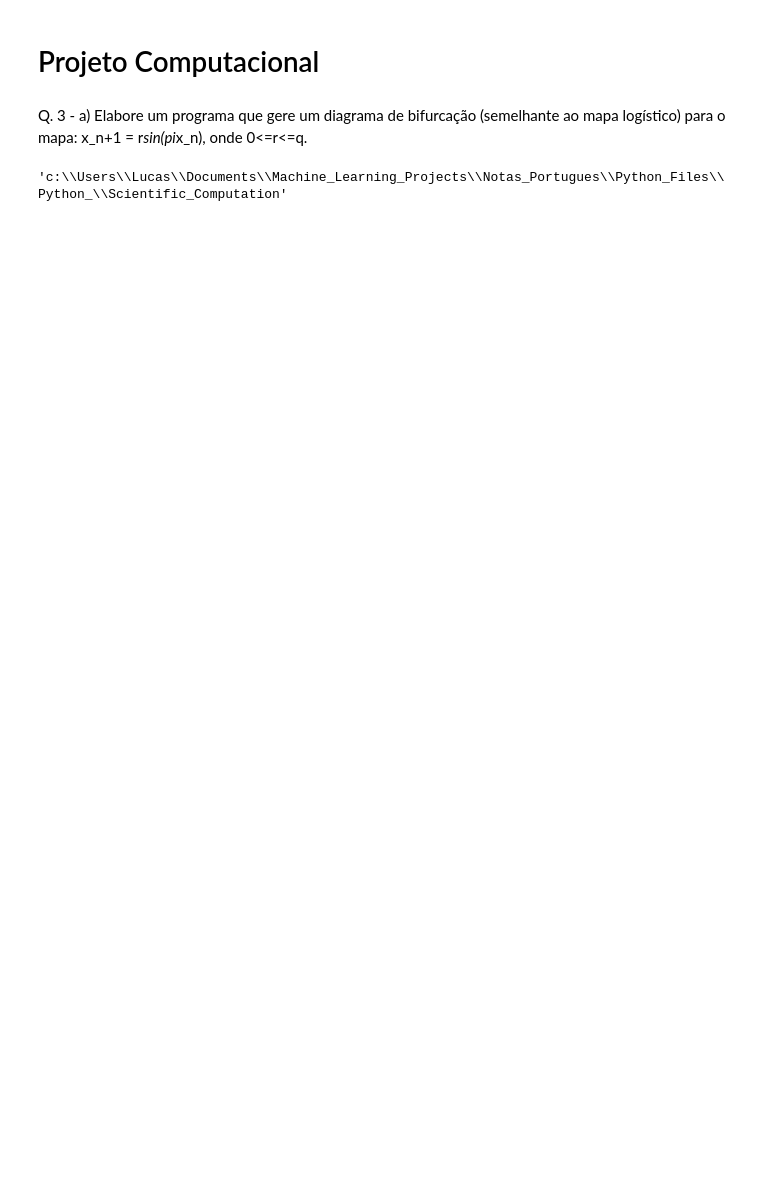
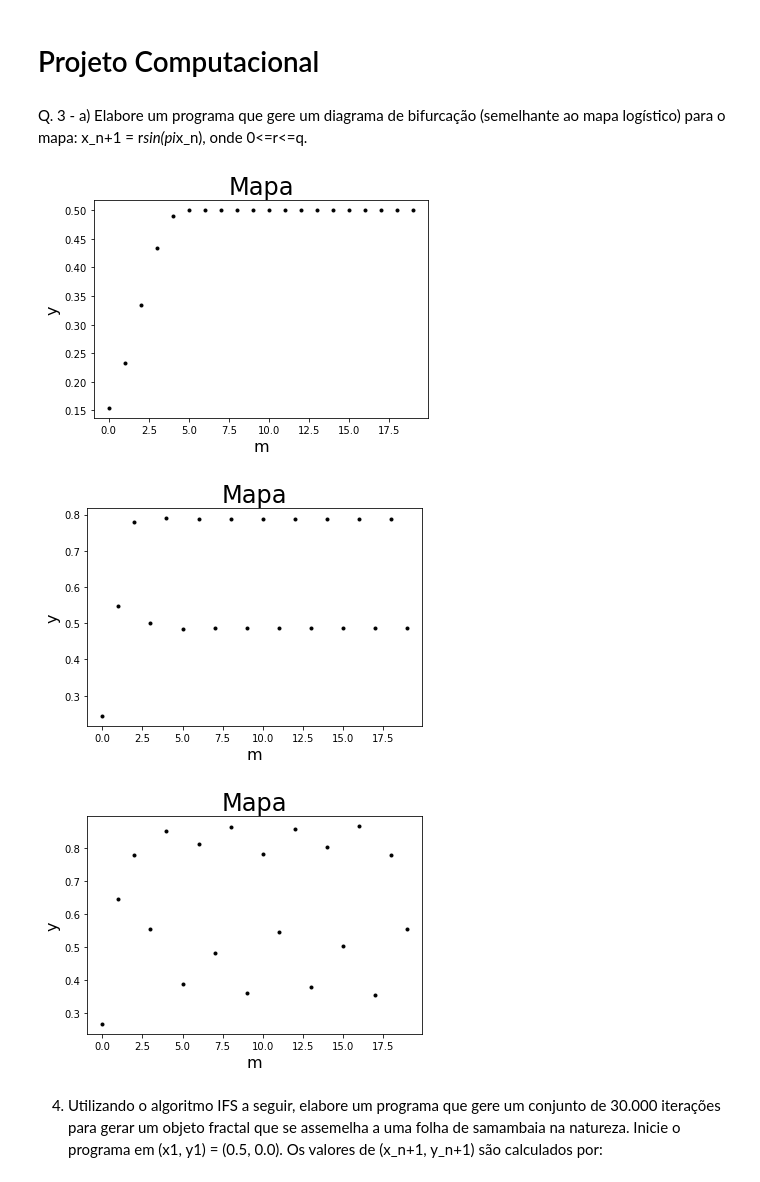
Before and after one commit to lgpcarames/mlnotes, a Jupyter notebook: Notas_Portugues/Python_Files/Python_/Scientific_Computation/projeto_elinei.ipynb, the cells around one changed output. Cells and saved outputs as stored; diff of their text form; code cells hidden in the pictures; blank space fills up the shorter version.

```diff
--- a/Notas_Portugues/Python_Files/Python_/Scientific_Computation/projeto_elinei.ipynb
+++ b/Notas_Portugues/Python_Files/Python_/Scientific_Computation/projeto_elinei.ipynb
@@ -3,7 +3,3 @@
 # %% [markdown]
 Q. 3 -
 a) Elabore um programa que gere um diagrama de bifurcação (semelhante ao mapa logístico) para o mapa: x_n+1 = r*sin(pi*x_n), onde 0<=r<=q.
-# %%
-PATH_DIR
-# %% [output]
-'c:\\Users\\Lucas\\Documents\\Machine_Learning_Projects\\Notas_Portugues\\Python_Files\\Python_\\Scientific_Computation'
@@ -9,0 +10,28 @@ PATH_DIR
+# %%
+def bifurcacao_diagrama(num_values, r, x0):
+    valores = []
+    x = x0
+    for i in range(num_values):
+        x = r*np.sin(np.pi*x)
+        valores.append(x)
+
+    return valores
+# %%
+r_values = [0.5, 0.79, 0.865]
+
+for r in r_values:
+
+    X = bifurcacao_diagrama(20, r, 0.1)
+
+    plt.title("Mapa", fontsize=24)
+    plt.xlabel("m", fontsize=16)
+    plt.ylabel("y", fontsize=16)
+    plt.plot(X, '.k')
+    # plt.axis([1.0, 4.0, 0.0, 1.0])
+    plt.show()
+# %% [output]
+[figure, added]
+[figure, added]
+[figure, added]
+# %% [markdown]
+4. Utilizando o algoritmo IFS a seguir, elabore um programa que gere um conjunto de 30.000 iterações para gerar um objeto fractal que se assemelha a uma folha de samambaia na natureza. Inicie o programa em (x1, y1) = (0.5, 0.0). Os valores de (x_n+1, y_n+1) são calculados por:
```
Also changed, not shown: parts of 10 cells of this notebook, 2 other files.
